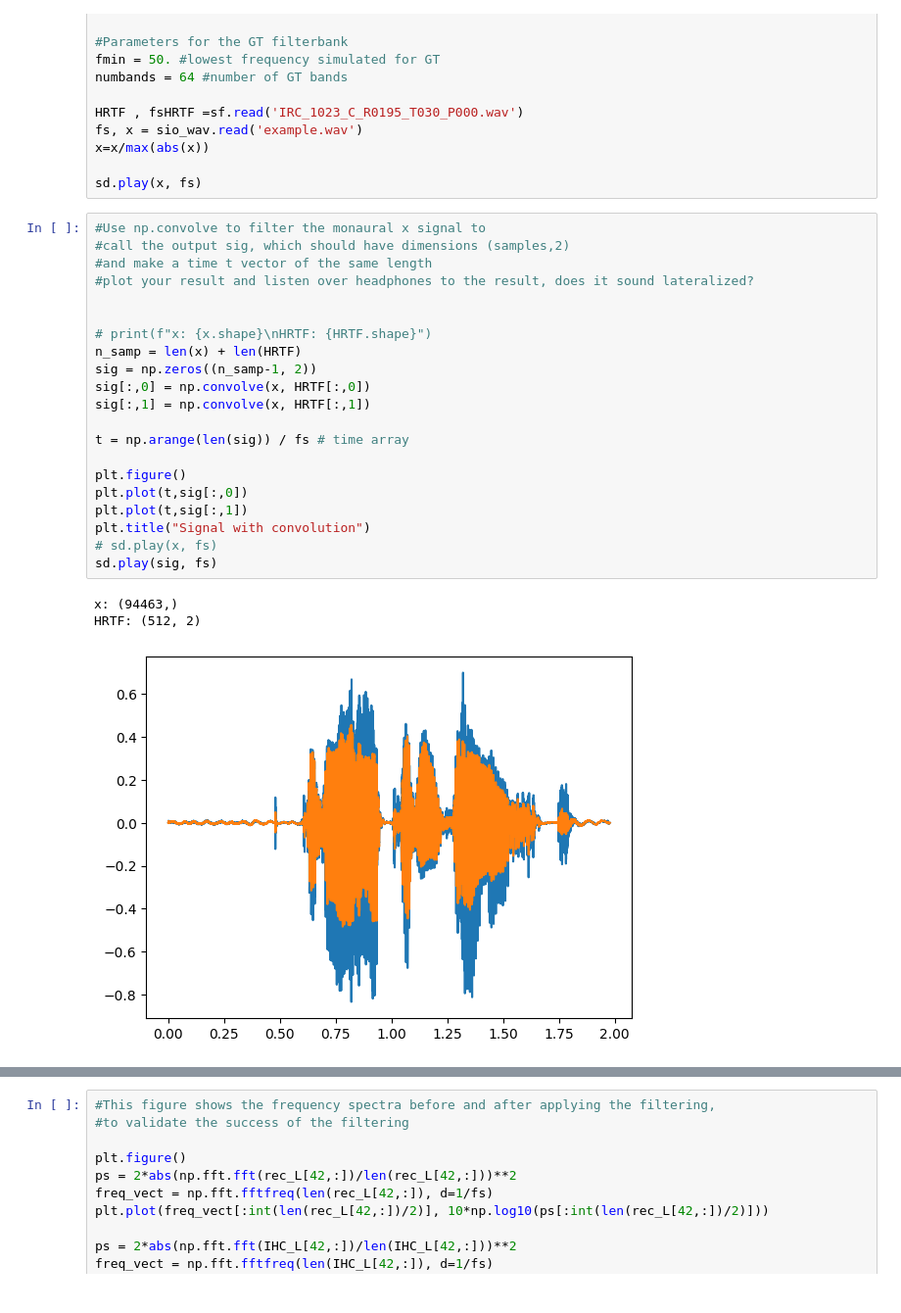
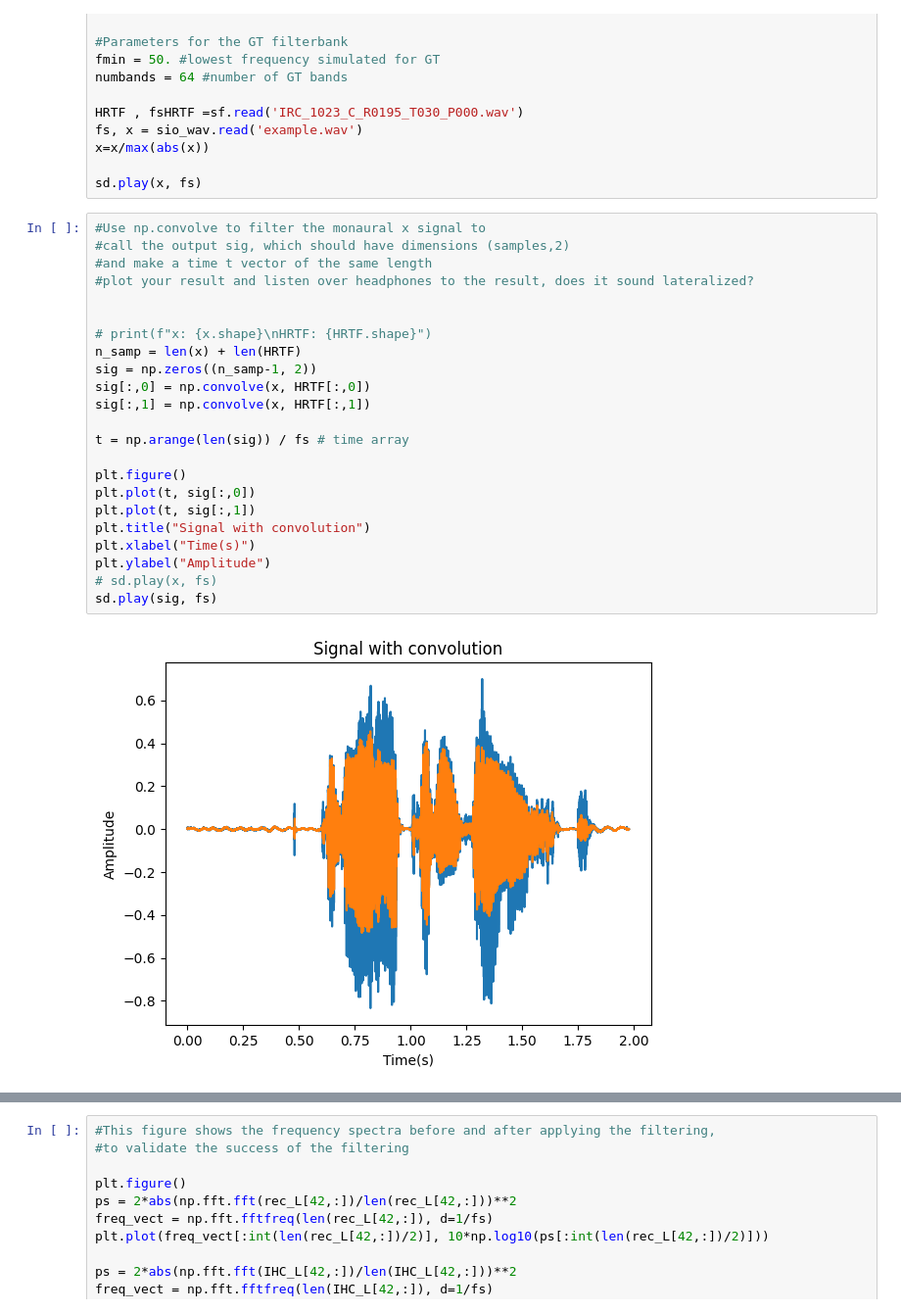
Before and after one commit to cesarz10/Auditory-computation, a Jupyter notebook: AudCompLab1_2022/CompAudLab_Binaural.ipynb, the cells around one changed output, grey strips where cells are left out. Shown at 98% size. Cells and saved outputs as stored; diff of their text form.

```diff
--- a/AudCompLab1_2022/CompAudLab_Binaural.ipynb
+++ b/AudCompLab1_2022/CompAudLab_Binaural.ipynb
@@ -26,28 +26,28 @@ sd.play(x, fs)
 # %%
 #Use np.convolve to filter the monaural x signal to
 #call the output sig, which should have dimensions (samples,2)
 #and make a time t vector of the same length
 #plot your result and listen over headphones to the result, does it sound lateralized?
 
 
 # print(f"x: {x.shape}\nHRTF: {HRTF.shape}")
 n_samp = len(x) + len(HRTF)
 sig = np.zeros((n_samp-1, 2))
 sig[:,0] = np.convolve(x, HRTF[:,0])
 sig[:,1] = np.convolve(x, HRTF[:,1])
 
 t = np.arange(len(sig)) / fs # time array
 
 plt.figure()
-plt.plot(t,sig[:,0])
-plt.plot(t,sig[:,1])
+plt.plot(t, sig[:,0])
+plt.plot(t, sig[:,1])
 plt.title("Signal with convolution")
+plt.xlabel("Time(s)")
+plt.ylabel("Amplitude")
 # sd.play(x, fs)
 sd.play(sig, fs)
 # %% [output]
-x: (94463,)
-HRTF: (512, 2)
-[figure, old version]
+[figure, new version]
 # %%
 #Next run the code through two monaural GT filterbanks, and plot the 1 kHz (42) channel
 gt_out = gammatone_analysis(sig[:,0], fs, numbands, fmin)
```
Also changed, not shown: parts of 3 cells of this notebook, 1 other file.
